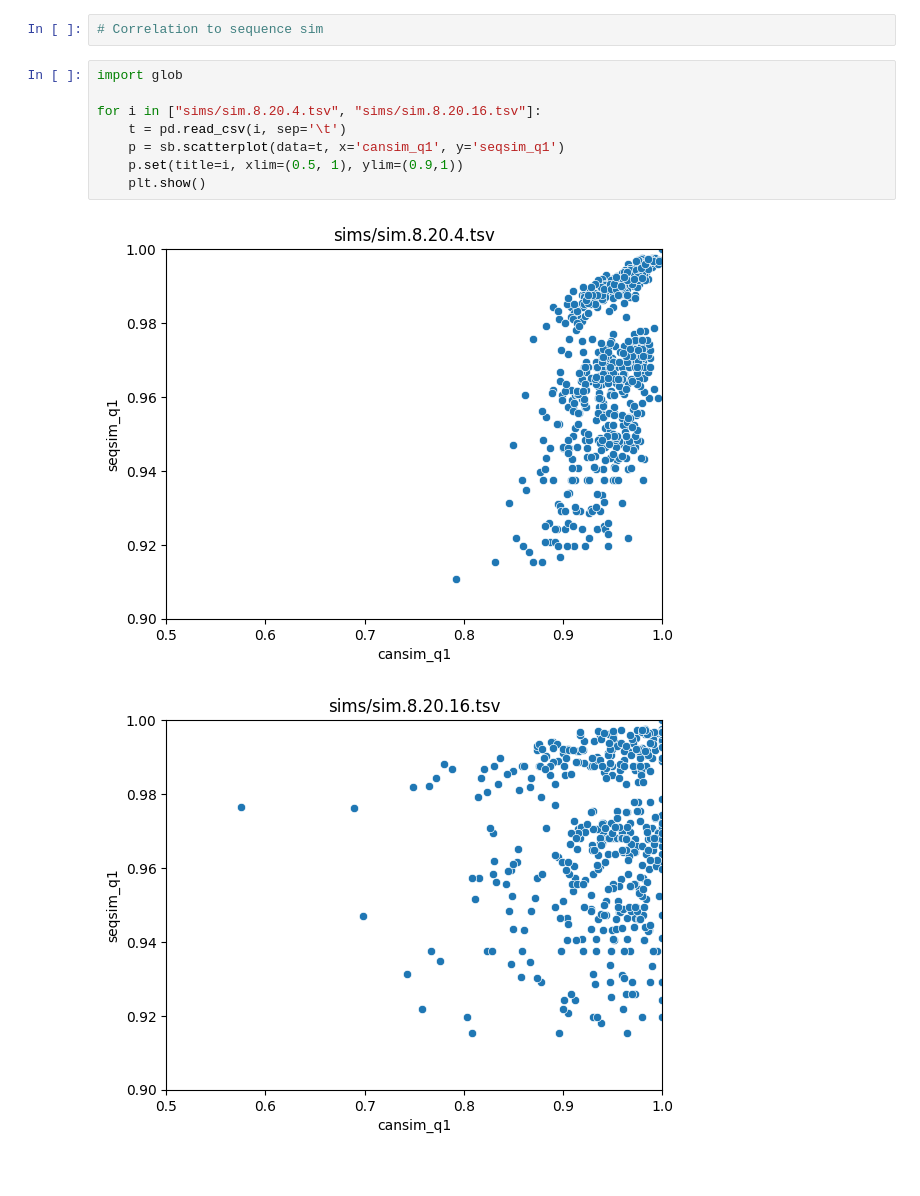
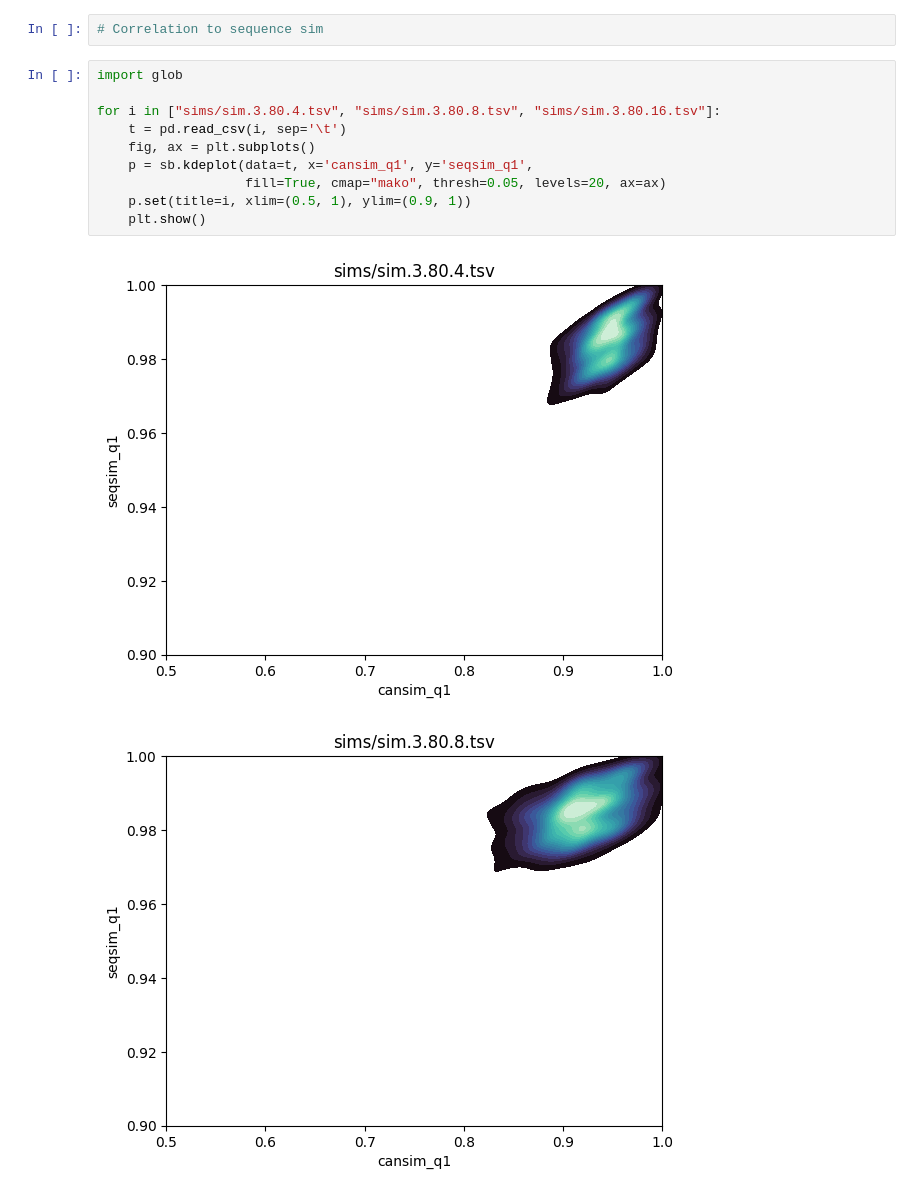
Before and after one commit to ACEnglish/kanpig, a Jupyter notebook: repo_utils/trsim_kmer/Experiment.ipynb, the cells around one changed output. Saved outputs shown, nothing was run; the diff lists cells and outputs as text.

```diff
--- a/repo_utils/trsim_kmer/Experiment.ipynb
+++ b/repo_utils/trsim_kmer/Experiment.ipynb
@@ -143,11 +147,13 @@ _ = p.set(title=f"Kanpig consistency on {data['tests'].sum()} simulated TR loci
 # %%
 import glob
 
-for i in ["sims/sim.8.20.4.tsv", "sims/sim.8.20.16.tsv"]:
+for i in ["sims/sim.3.80.4.tsv", "sims/sim.3.80.8.tsv", "sims/sim.3.80.16.tsv"]:
     t = pd.read_csv(i, sep='\t')
-    p = sb.scatterplot(data=t, x='cansim_q1', y='seqsim_q1')
-    p.set(title=i, xlim=(0.5, 1), ylim=(0.9,1))
+    fig, ax = plt.subplots()
+    p = sb.kdeplot(data=t, x='cansim_q1', y='seqsim_q1',
+                   fill=True, cmap="mako", thresh=0.05, levels=20, ax=ax)
+    p.set(title=i, xlim=(0.5, 1), ylim=(0.9, 1))
     plt.show()
 # %% [output]
-[figure, old version]
+[figure, new version]
-[figure, old version]
+[figure, new version]
```
Also changed, not shown: parts of 2 cells of this notebook, 1 other file.
